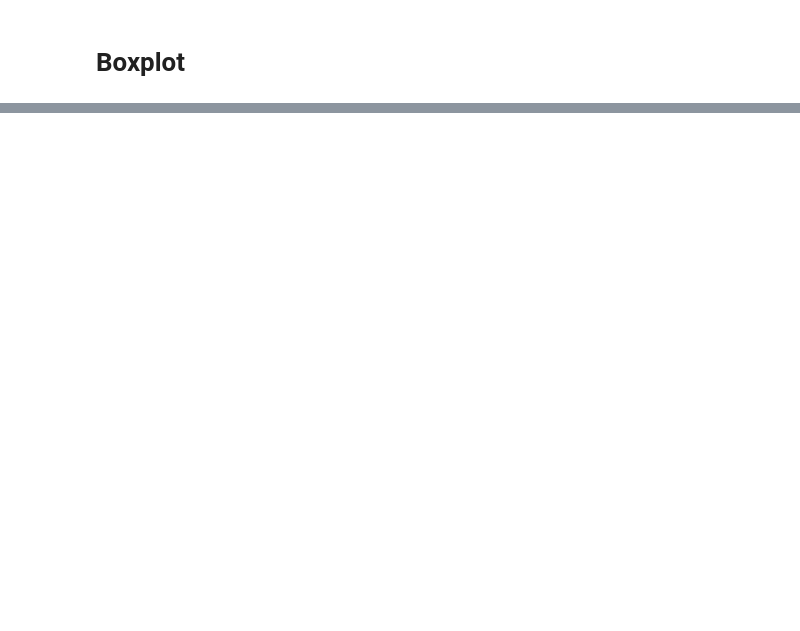
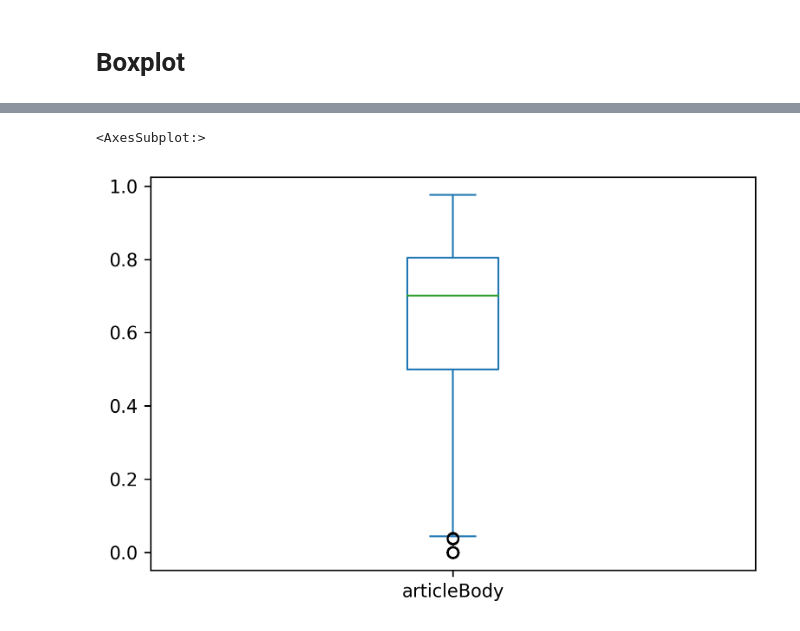
Before and after one commit to thomasvant/ir-nlp, a Jupyter notebook: data-manipulation.ipynb, the cells around one changed output, grey strips where cells are left out. Saved outputs shown, nothing was run; the diff lists cells and outputs as text; code cells hidden in the pictures; blank space fills up the shorter version.

```diff
--- a/data-manipulation.ipynb
+++ b/data-manipulation.ipynb
@@ -134,4 +137,4 @@ Name: articleBody, dtype: int64
 test_bodies_xsum[reduction_df_test_xsum > 1.0] = test_bodies[reduction_df_test_xsum > 1.0]
 test_bodies_cnn_dailymail[reduction_df_test_cnn_dailymail > 1.0] = test_bodies[reduction_df_test_cnn_dailymail > 1.0]
 test_bodies_newsroom[reduction_df_test_newsroom > 1.0] = test_bodies[reduction_df_test_newsroom > 1.0]
-test_bodies_multi_news[reduction_df_test_multi_news > 1.0] = train_bodies[reduction_df_test_multi_news > 1.0]
+test_bodies_multi_news[reduction_df_test_multi_news > 1.0] = test_bodies[reduction_df_test_multi_news > 1.0]
@@ -166,2 +180,5 @@ count_df_test_newsroom.boxplot("bodyArticle")
 # %%
-count_df_test_multi_news.boxplot("bodyArticle")
+reduction_df_test_multi_news.plot.box()
+# %% [output]
+<AxesSubplot:>
+[figure, added]
```
Also changed, not shown: parts of 7 cells of this notebook.
